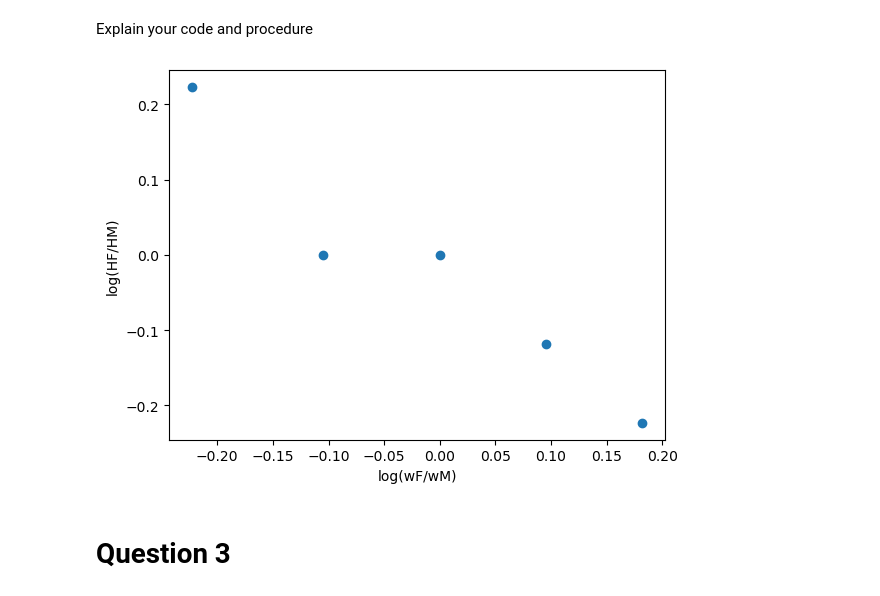
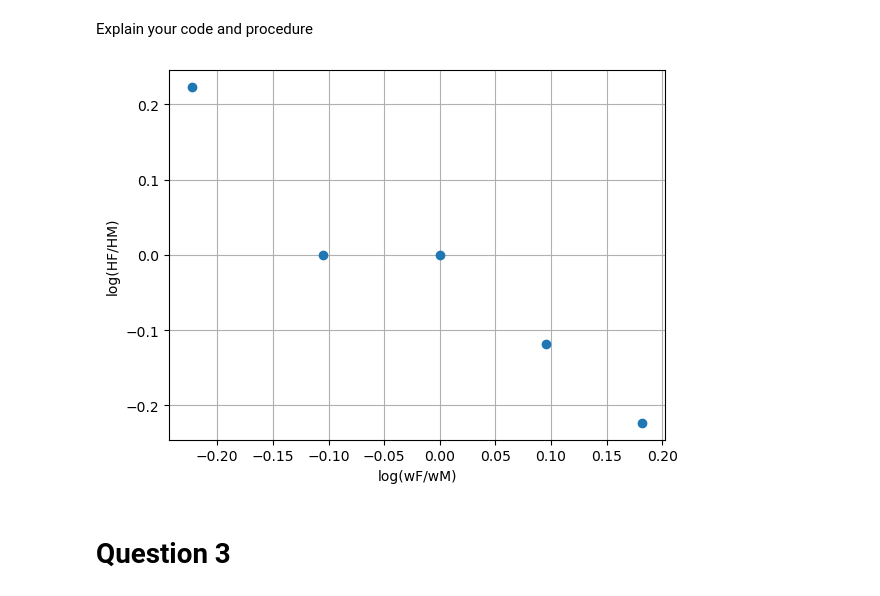
Before and after one commit to NumEconCopenhagen/projects-2023-rvcode, a Jupyter notebook: inauguralproject/inauguralproject.ipynb, the cells around one changed output. Saved outputs shown, nothing was run; the diff lists cells and outputs as text; code cells hidden in the pictures.

```diff
--- a/inauguralproject/inauguralproject.ipynb
+++ b/inauguralproject/inauguralproject.ipynb
@@ -39,23 +39,20 @@ We start our project by adjusting the code. First the parameter H is defined cor
 # %% [markdown]
 Create lists of $\alpha$ and $\sigma$ values and
 # %%
-alpha_list = [0.25, 0.50, 0.75]
-sigma_list = [0.5, 1.0, 1.5]
+#a. Create list with values of alpha and sigma
+alpha_list = [0.25, 0.5, 0.75]
+sigma_list = [0.5,1.0,1.5]
 
-# Create an empty data frame
-hprel = pd.DataFrame(columns=['alpha', 'sigma', 'HF/HM'])
+hprel = pd.DataFrame(columns = pd.Index(alpha_list, name="sigma/alpha"), index = pd.Index(sigma_list, name=""))
 
-# Now we iterate over different values of alpha and sigma
+
 for alpha in alpha_list:
     for sigma in sigma_list:
         hsm.par.alpha = alpha
         hsm.par.sigma = sigma
         dsol = hsm.solve_discrete()
-        HF_HM=dsol.HF/dsol.HM
-        row = {"alpha": alpha, "sigma": sigma, "HF/HM": HF_HM}
-        hprel = pd.concat([hprel, pd.DataFrame([row])], ignore_index=True)
+        HF_HM = dsol.HF / dsol.HM
+        hprel.loc[sigma,alpha] = f"{HF_HM:.2f}"
 
-
-# print the results
 print(hprel)
 # %% [output]
@@ -74,26 +66,30 @@ print(hprel)
 # %% [markdown]
 Explain your code and procedure
 # %%
-# Create a list of wF
+# Create a list of wF and redefine alpha and sigma
 wF_list = [0.8, 0.9, 1.0, 1.1, 1.2]
+hsm.par.alpha = 0.5
+hsm.par.sigma = 1.0
+
 # Create an empty data frame
 hfhm = pd.DataFrame(columns=['wF', 'HF/HM'])
 
 # Create a loop similar to question 1 but only for one value
 for wF in wF_list:
     hsm.par.wF = wF
     dsol = hsm.solve_discrete()
     HF_HM = dsol.HF/dsol.HM
     row = {"wF": wF, "HF/HM": HF_HM}
     hfhm = pd.concat([hfhm, pd.DataFrame([row])], ignore_index=True)
 
 # Plot the resulst
 plt.plot(np.log(hfhm['wF']/hsm.par.wM), np.log(hfhm['HF/HM']),'o')
 plt.xlabel('log(wF/wM)')
 plt.ylabel('log(HF/HM)')
+plt.grid(True)
 plt.show()
 # %% [output]
-[figure, old version]
+[figure, new version]
 # %% [markdown]
 # Question 3
 # %% [markdown]
```
Also changed, not shown: parts of 2 cells of this notebook.
